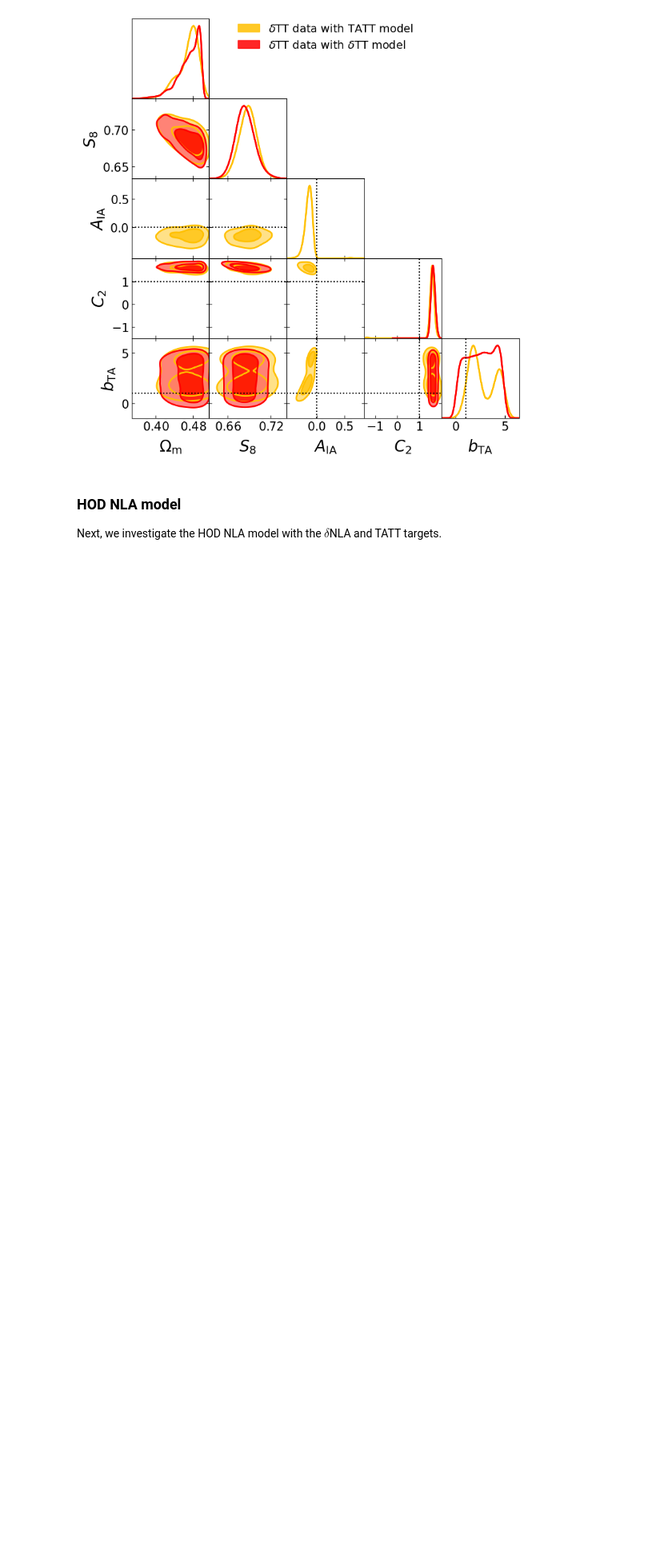
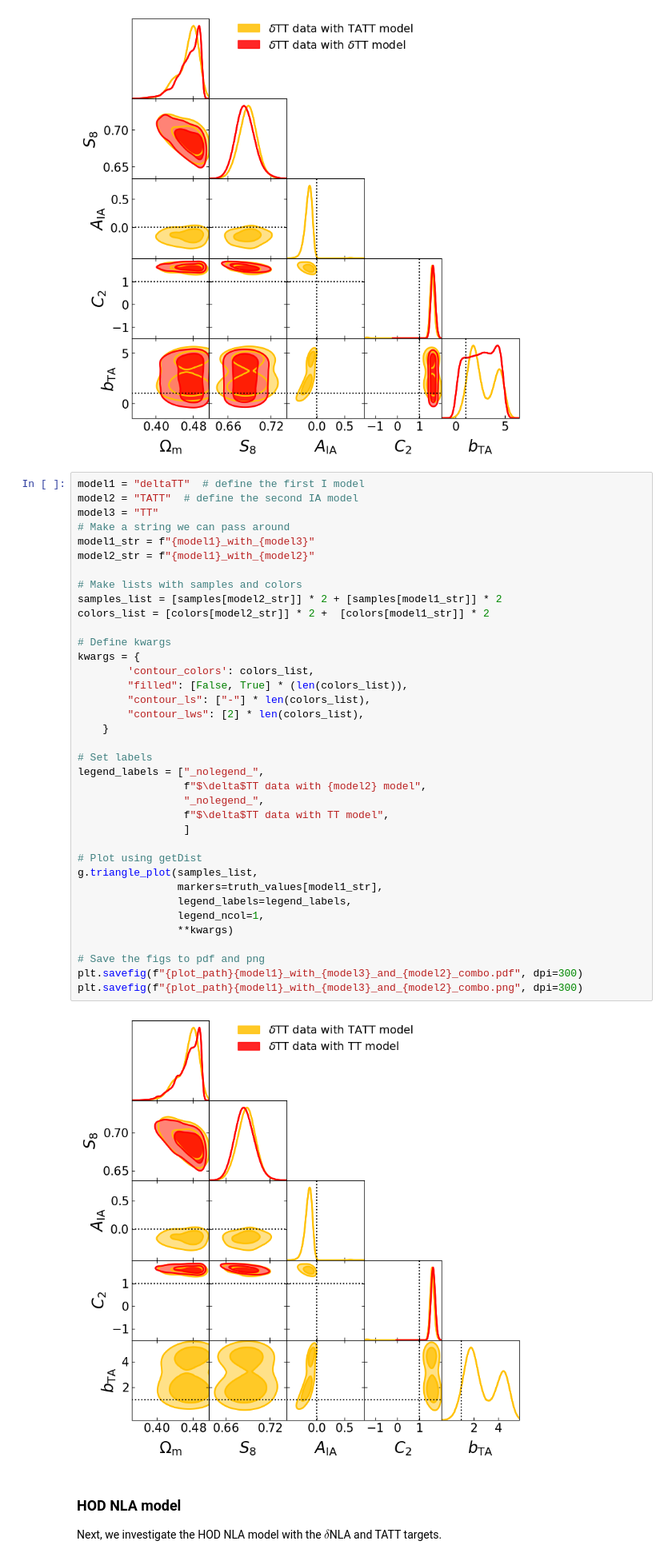
Before and after one commit to LSSTDESC/SkySim5000_IA_infusion, a Jupyter notebook: validation_with_inference/corner_plots_skysim5000_ia_infusion.ipynb, the cells around one changed output. Shown at 80% size. Saved outputs shown, nothing was run; the diff lists cells and outputs as text; blank space fills up the shorter version.

Commit message:
added data for deltaTT_with_TT, made a new plot for that run

```diff
--- a/validation_with_inference/corner_plots_skysim5000_ia_infusion.ipynb
+++ b/validation_with_inference/corner_plots_skysim5000_ia_infusion.ipynb
@@ -263,6 +264,45 @@ plt.savefig(f"{plot_path}{model1}_with_{model1}_and_{model2}_combo.pdf", dpi=300
 plt.savefig(f"{plot_path}{model1}_with_{model1}_and_{model2}_combo.png", dpi=300)
 # %% [output]
 [figure]
+# %%
+model1 = "deltaTT"  # define the first I model
+model2 = "TATT"  # define the second IA model
+model3 = "TT"
+# Make a string we can pass around
+model1_str = f"{model1}_with_{model3}"
+model2_str = f"{model1}_with_{model2}"
+
+# Make lists with samples and colors
+samples_list = [samples[model2_str]] * 2 + [samples[model1_str]] * 2
+colors_list = [colors[model2_str]] * 2 +  [colors[model1_str]] * 2
+
+# Define kwargs
+kwargs = {
+        'contour_colors': colors_list,
+        "filled": [False, True] * (len(colors_list)),
+        "contour_ls": ["-"] * len(colors_list),
+        "contour_lws": [2] * len(colors_list),
+    }
+
+# Set labels
+legend_labels = ["_nolegend_",
+                 f"$\delta$TT data with {model2} model",
+                 "_nolegend_",
+                 f"$\delta$TT data with TT model",
+                 ]
+
+# Plot using getDist
+g.triangle_plot(samples_list,
+                markers=truth_values[model1_str],
+                legend_labels=legend_labels,
+                legend_ncol=1,
+                **kwargs)
+
+# Save the figs to pdf and png
+plt.savefig(f"{plot_path}{model1}_with_{model3}_and_{model2}_combo.pdf", dpi=300)
+plt.savefig(f"{plot_path}{model1}_with_{model3}_and_{model2}_combo.png", dpi=300)
+# %% [output]
+[figure, added]
 # %% [markdown]
 ### HOD NLA model
 
```
Also changed, not shown: parts of 1 cell of this notebook, 19 other files.
